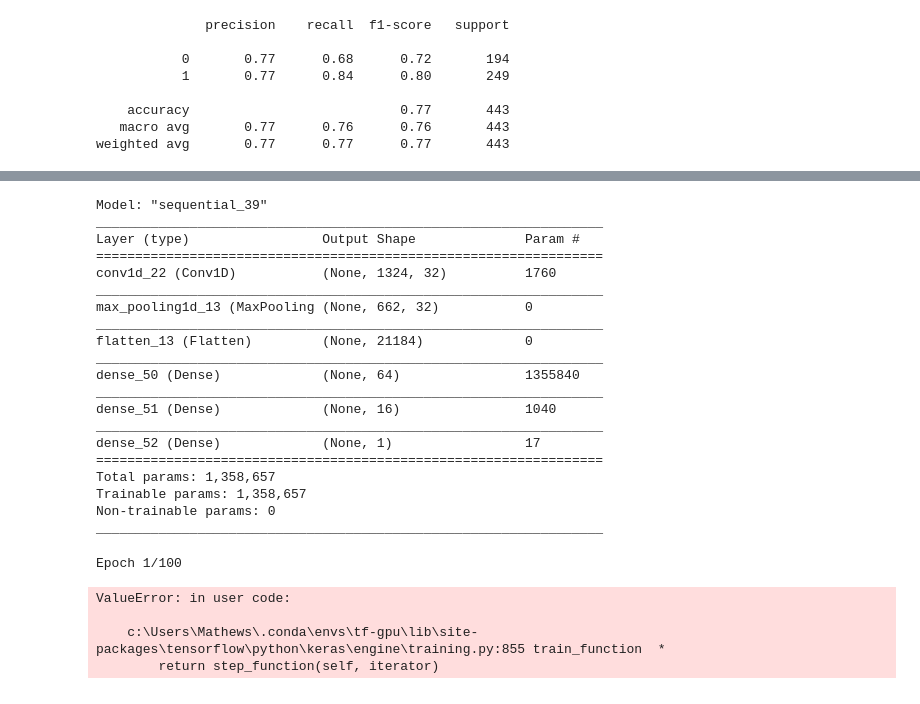
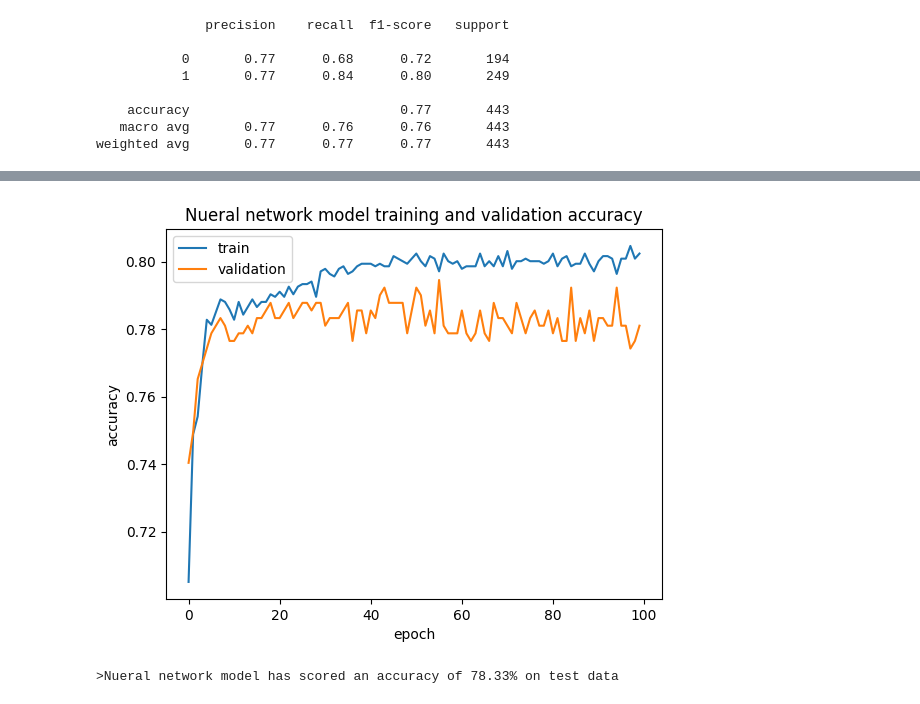
Before and after one commit to supmathews/ITV-live-online-career-challenge, a Jupyter notebook: itv_challenge_solution.ipynb, the cells around one changed output, grey strips where cells are left out. Saved outputs shown, nothing was run; the diff lists cells and outputs as text; code cells hidden in the pictures.

```diff
--- a/itv_challenge_solution.ipynb
+++ b/itv_challenge_solution.ipynb
@@ -966,0 +1033,4 @@ X_train.shape
+# %%
+# build the model
+rf_model = RandomForestClassifier()
+rf_model.fit(X_train, y_train)
@@ -968,8 +1064,6 @@ X_train.shape
 # build a neural network model
 nn_model = Sequential()
 nn_model.add(Dense(64, activation='relu', input_dim=X_train.shape[1]))
-nn_model.add(Dense(16, activation='relu'))
-nn_model.add(Flatten())
 nn_model.add(Dense(1, activation='sigmoid'))
 # %%
 nn_model.summary()
@@ -992,9 +1082,9 @@ Non-trainable params: 0
 _________________________________________________________________
 # %%
 # compile the neural network model
-nn_model.compile(loss='binary_crossentropy', optimizer='adam', metrics=['accuracy'])
+nn_model.compile(loss='binary_crossentropy', optimizer=tf.keras.optimizers.Adam(), metrics=['accuracy'])
 # %%
 # train the neural networ model
-nn_model.fit(X_train, y_train, epochs=100, batch_size=100, validation_data=(X_test, y_test))
+history = nn_model.fit(X_train, y_train, epochs=100, batch_size=32, validation_data=(X_test, y_test))
 # %% [output]
 Epoch 1/100
@@ -1046,33 +1115,11 @@ cnn_model.compile(loss='binary_crossentropy', optimizer='adam', metrics=['accura
-# %%
-# model summary
-cnn_model.summary()
-# %% [output]
-Model: "sequential_39"
-_________________________________________________________________
-Layer (type)                 Output Shape              Param #
-=================================================================
-conv1d_22 (Conv1D)           (None, 1324, 32)          1760
-_________________________________________________________________
-max_pooling1d_13 (MaxPooling (None, 662, 32)           0
-_________________________________________________________________
-flatten_13 (Flatten)         (None, 21184)             0
-_________________________________________________________________
-dense_50 (Dense)             (None, 64)                1355840
-_________________________________________________________________
-dense_51 (Dense)             (None, 16)                1040
-_________________________________________________________________
-dense_52 (Dense)             (None, 1)                 17
-=================================================================
-Total params: 1,358,657
-Trainable params: 1,358,657
-Non-trainable params: 0
-_________________________________________________________________
-# %%
-# train the model
-cnn_model.fit(X_train, y_train, epochs=100, batch_size=100, validation_data=(X_test, y_test))
-# %% [output]
-Epoch 1/100
-ValueError: in user code:
-
-    c:\Users\Mathews\.conda\envs\tf-gpu\lib\site-packages\tensorflow\python\keras\engine\training.py:855 train_function  *
-        return step_function(self, iterator)
+# %%
+# summarize history for accuracy
+plt.plot(history.history['accuracy'])
+plt.plot(history.history['val_accuracy'])
+plt.title('Nueral network model training and validation accuracy')
+plt.ylabel('accuracy')
+plt.xlabel('epoch')
+plt.legend(['train', 'validation'], loc='best')
+plt.show()
+# %% [output]
+[figure, added]
@@ -1078,0 +1132,5 @@ ValueError: in user code:
+# %%
+# get the accuracy of the model
+print(f'>Nueral network model has scored an accuracy of {round(accuracy_score(y_test, y_pred_class)*100, 2)}% on test data')
+# %% [output]
+>Nueral network model has scored an accuracy of 78.33% on test data
```
Also changed, not shown: parts of 48 cells of this notebook.
